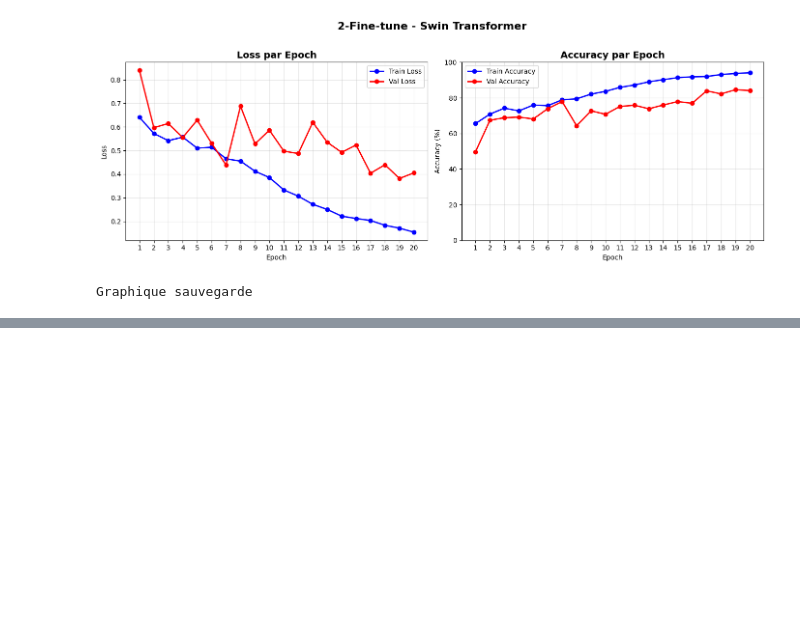
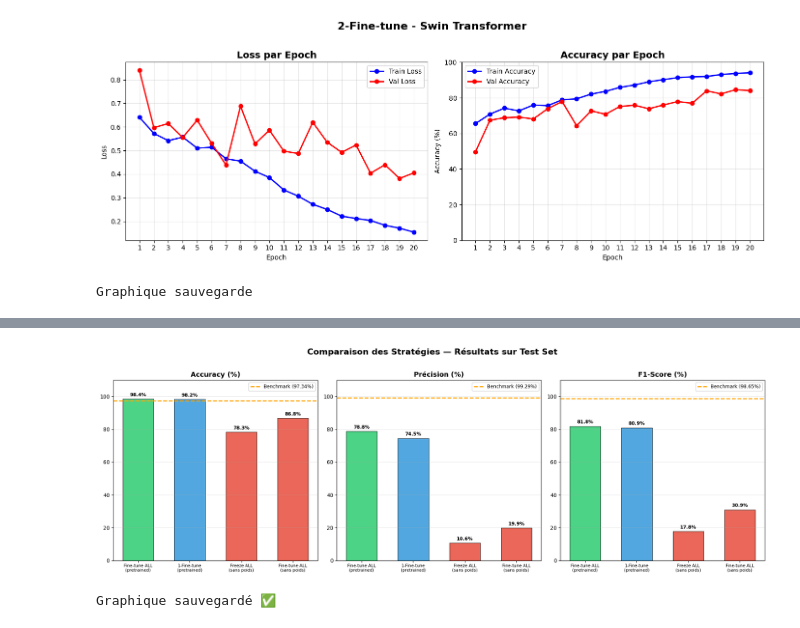
Before and after one commit to mariammouh/Computer-vision-project, a Jupyter notebook: mini-project-cv.ipynb, the cells around one changed output, grey strips where cells are left out. Cells and saved outputs as stored; diff of their text form; code cells hidden in the pictures; blank space fills up the shorter version.

Commit message:
Kaggle Notebook | mini project cv | add analysis

```diff
--- a/mini-project-cv.ipynb
+++ b/mini-project-cv.ipynb
@@ -1250,0 +1306,42 @@ Graphique sauvegarde
+# %%
+fig, axes = plt.subplots(1, 3, figsize=(18, 6))
+fig.suptitle("Comparaison des Stratégies — Résultats sur Test Set",
+             fontsize=16, fontweight='bold', y=1.02)
+
+strategies  = ["Fine-tune ALL\n(pretrained)", "1-Fine-tune\n(pretrained)",
+               "Freeze ALL\n(sans poids)", "Fine-tune ALL\n(sans poids)"]
+accuracy    = [98.40, 98.23, 78.34, 86.78]
+precision   = [78.80, 74.48, 10.60, 19.86]
+f1          = [81.85, 80.91, 17.79, 30.94]
+colors      = ['#2ecc71', '#3498db', '#e74c3c', '#e74c3c']
+alphas      = [1.0, 1.0, 0.6, 0.6]
+
+x = np.arange(len(strategies))
+width = 0.6
+
+for ax, values, title, benchmark_val in zip(
+    axes,
+    [accuracy, precision, f1],
+    ["Accuracy (%)", "Précision (%)", "F1-Score (%)"],
+    [97.34, 99.29, 98.65]  # benchmark Fine-tune ALL
+):
+    bars = ax.bar(x, values, width, color=colors, alpha=0.85, edgecolor='black', linewidth=0.8)
+    ax.axhline(y=benchmark_val, color='orange', linestyle='--', linewidth=2,
+               label=f'Benchmark ({benchmark_val}%)')
+    ax.set_title(title, fontsize=13, fontweight='bold')
+    ax.set_xticks(x)
+    ax.set_xticklabels(strategies, fontsize=8)
+    ax.set_ylim(0, 110)
+    ax.legend(fontsize=9)
+    ax.grid(axis='y', alpha=0.3)
+    for bar, val in zip(bars, values):
+        ax.text(bar.get_x() + bar.get_width()/2., bar.get_height() + 1,
+                f'{val:.1f}%', ha='center', va='bottom', fontsize=9, fontweight='bold')
+
+plt.tight_layout()
+plt.savefig('/kaggle/working/comparaison_strategies.png', dpi=150, bbox_inches='tight')
+plt.show()
+print("Graphique sauvegardé ✅")
+# %% [output]
+[figure, added]
+Graphique sauvegardé ✅
```
Also changed, not shown: parts of 5 cells of this notebook.
